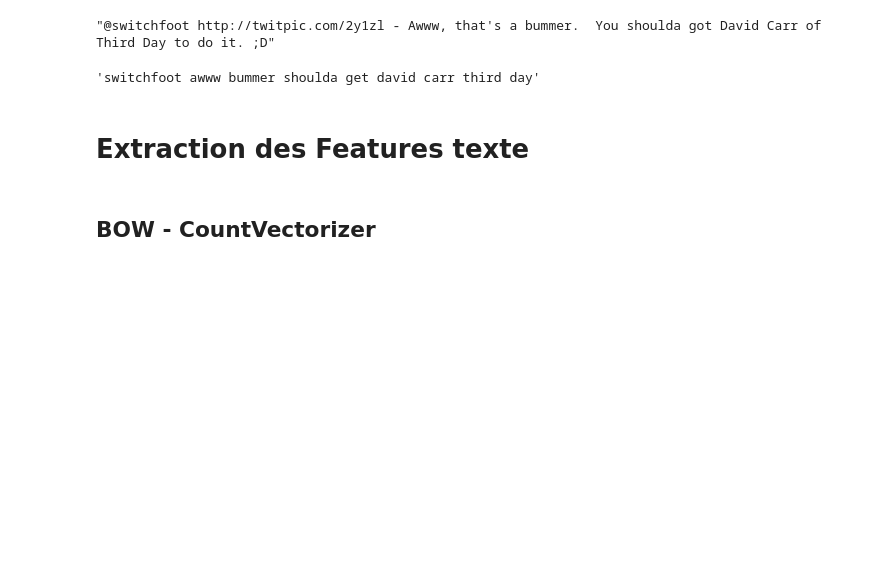
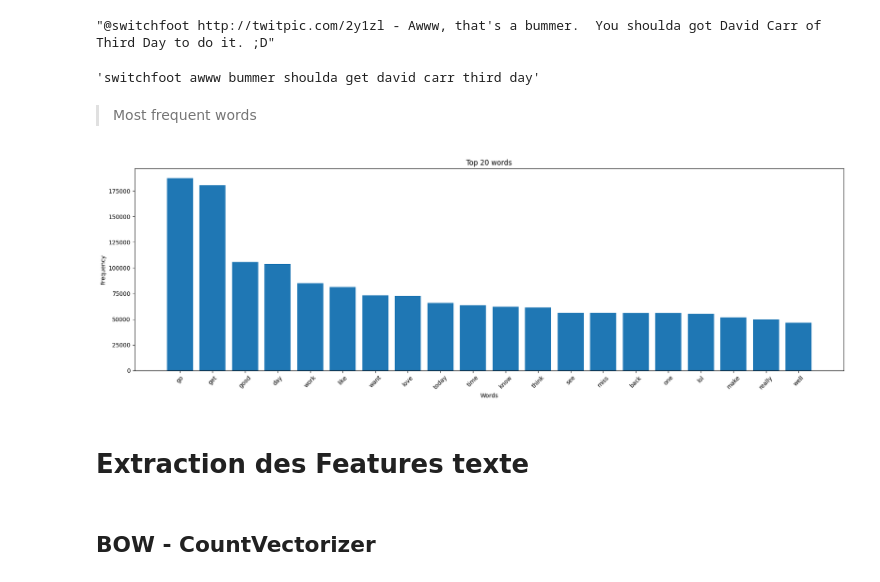
Before and after one commit to amadousysada/Sentiment-Analysis, a Jupyter notebook: notebooks/p7_01_exploration_preprocessing_and_feature_extraction.ipynb, the cells around one changed output. Cells and saved outputs as stored; diff of their text form; code cells hidden in the pictures; blank space fills up the shorter version.

```diff
--- a/notebooks/p7_01_exploration_preprocessing_and_feature_extraction.ipynb
+++ b/notebooks/p7_01_exploration_preprocessing_and_feature_extraction.ipynb
@@ -429,3 +433,11 @@ Les données textuelles peuvent contenir divers caractères inutiles ou de la po
+# %%
+def remove_numerical_chars(text):
+    """
+        supprime les caractéres numerique du texte
+    """
+    return re.sub(r'\d+', '', text).strip()
+# %%
+tweets_df["content_clean"] = tweets_df["content_clean"].apply(lambda x: remove_numerical_chars(x))
 # %% [markdown]
 ### Suppression des URLs
 # %%
@@ -659,6 +669,31 @@ display(tweets_df["content"][0], tweets_df["lemmatize_text"][0])
 # %% [output]
 "@switchfoot http://twitpic.com/2y1zl - Awww, that's a bummer.  You shoulda got David Carr of Third Day to do it. ;D"
 'switchfoot awww bummer shoulda get david carr third day'
+# %% [markdown]
+
+
+> Most frequent words
+# %%
+tokens = tweets_df["lemmatize_text"].str.split()
+all_words = [word for sublist in tokens for word in sublist]
+
+word_counts = Counter(all_words)
+
+top_n = 20
+most_common_words = word_counts.most_common(top_n)
+
+words, counts = zip(*most_common_words)
+# %%
+plt.figure(figsize=(18, 6))
+plt.bar(words, counts)
+plt.xticks(rotation=45)
+plt.title(f"Top {top_n} words")
+plt.xlabel("Words")
+plt.ylabel("Frequency")
+plt.tight_layout()
+plt.show()
+# %% [output]
+[figure, added]
 # %% [markdown]
 # Extraction des Features texte
 # %% [markdown]
```
Also changed, not shown: parts of 31 cells of this notebook.
